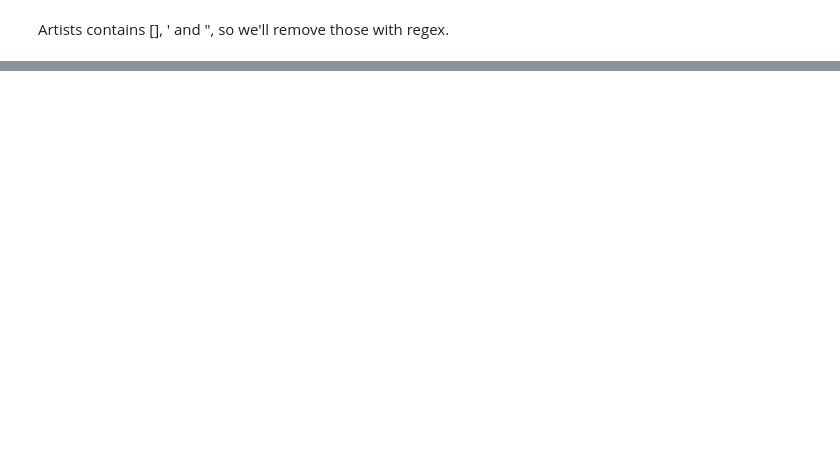
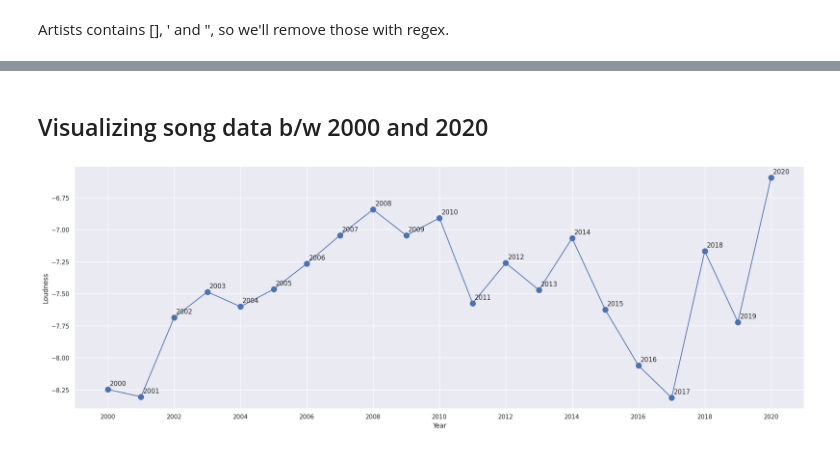
Before and after one commit to 0Drishtant0/Hybrid-Recommender-system, a Jupyter notebook: main.ipynb, the cells around one changed output, grey strips where cells are left out. Drawn from its saved outputs; the diff is of its cells as text; code cells hidden in the pictures; blank space fills up the shorter version.

Commit message:
- data preprocessed and ready - make recommendation function next

```diff
--- a/main.ipynb
+++ b/main.ipynb
@@ -145,3 +166,20 @@ df.head()
 | 15608 | 0.400 | 2000 | 0.00958 | [Linkin_Park] | 0.556 | 216880 | 0.864 | 0 | 60a0Rd6pjrkxjPbaKzXjfq | ... |
 | 15609 | 0.543 | 2000 | 0.00664 | [3_Doors_Down] | 0.545 | 233933 | 0.865 | 0 | 6ZOBP3NvffbU4SZcrnt1k6 | ... |
 | 15610 | 0.760 | 2000 | 0.03020 | [Eminem] | 0.949 | 284200 | 0.661 | 1 | 3yfqSUWxFvZELEM4PmlwIR | ... |
+# %% [markdown]
+## Visualizing song data b/w 2000 and 2020
+# %%
+df_yr = pd.read_csv('data/data_by_year.csv')
+df_yr = df_yr[df_yr['year'] >= 2000]
+# %%
+#sample plot of a parameter over the years
+plt.rcParams["figure.figsize"] = (24,8)
+plt.plot(df_yr["year"],df_yr["loudness"],label="loudness",marker=".",markersize=20)
+for i in df_yr["year"]:
+    plt.annotate(str(i),(i+0.06,df_yr[df_yr["year"] == i]["loudness"]+0.03))
+plt.xlabel('Year')
+plt.ylabel('Loudness')
+plt.xticks(np.arange(2000, 2021, 2))
+plt.show()
+# %% [output]
+[figure, added]
```
Also changed, not shown: parts of 20 cells of this notebook.
